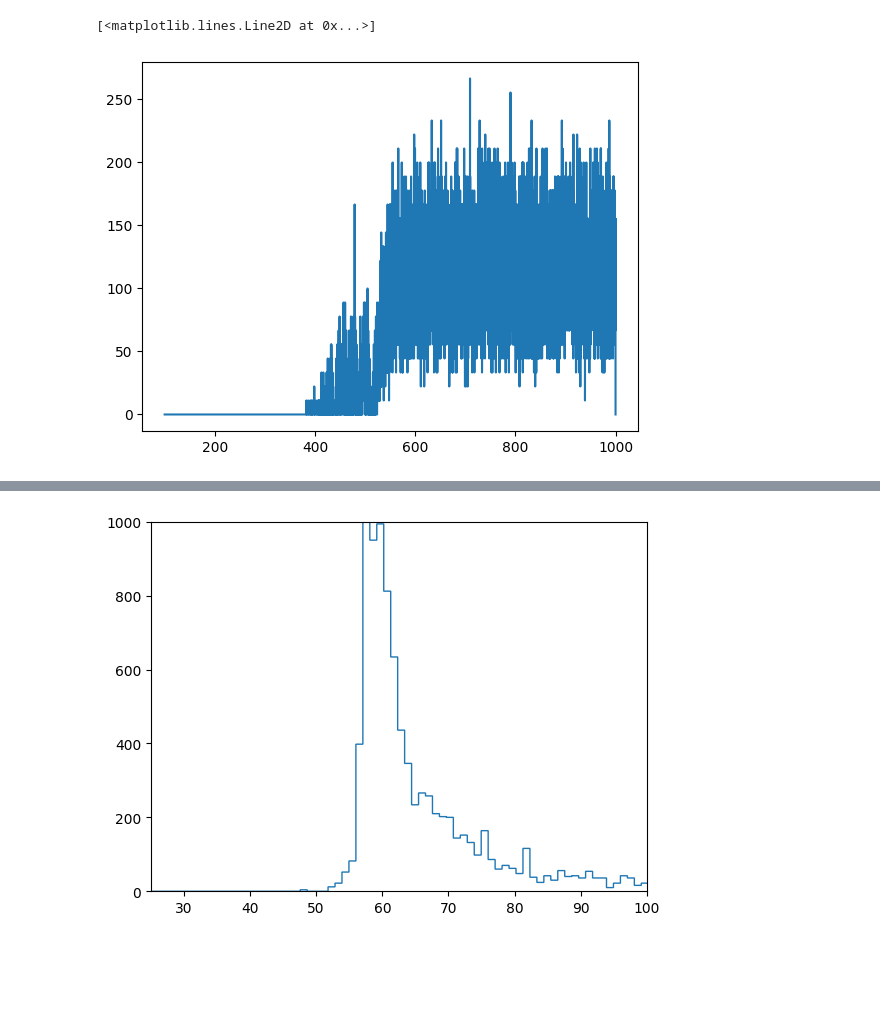
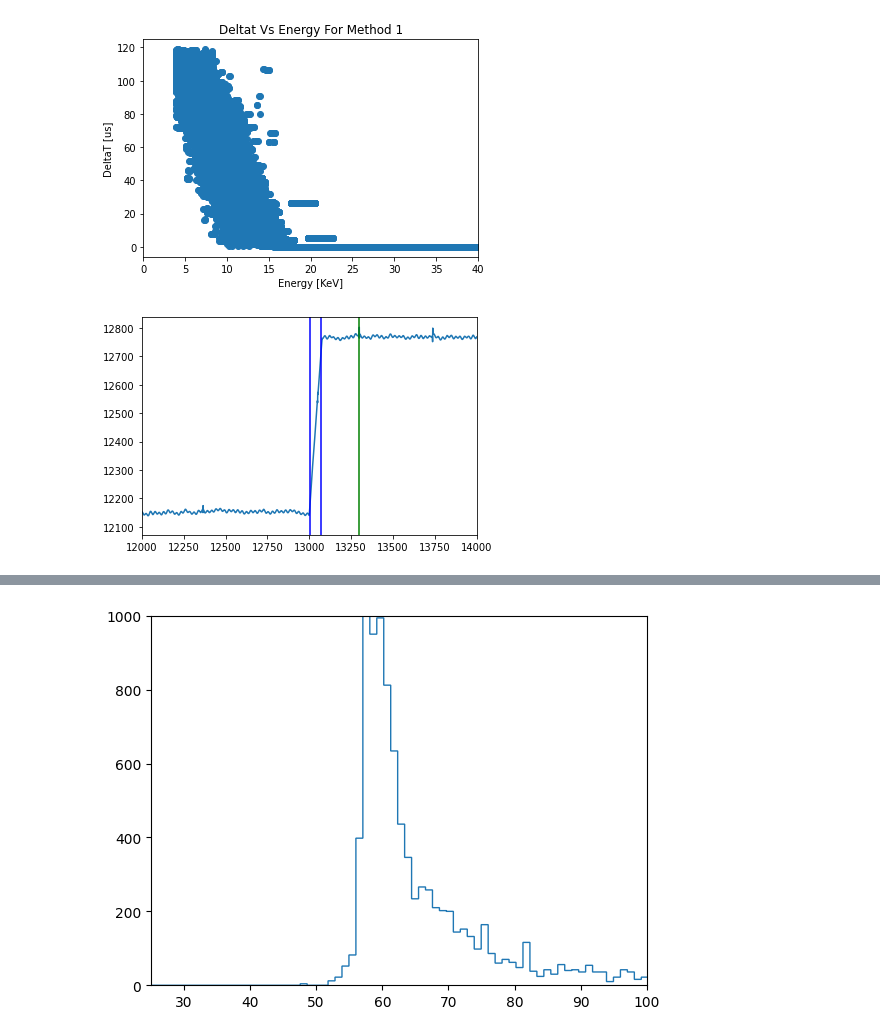
Before and after one commit to jbrowni2/processPygama, a Jupyter notebook: jupyter/pulse_inject.ipynb, the cells around one changed output, grey strips where cells are left out. Cells and saved outputs as stored; diff of their text form; code cells hidden in the pictures; blank space fills up the shorter version.

```diff
--- a/jupyter/pulse_inject.ipynb
+++ b/jupyter/pulse_inject.ipynb
@@ -107,7 +135,12 @@ plt.show()
-# %%
-steps = (Emax - Emin)/nb
-bins = np.arange(Emin,Emax,steps)
-plt.plot(bins, correct/steps)
-# %% [output]
-[<matplotlib.lines.Line2D at 0x...>]
-[figure, removed]
+# %%
+plt.scatter(energy_true*0.0408625 -0.16892, deltat*.008)
+plt.xlim(0, 40)
+plt.xlabel("Energy [KeV]")
+plt.ylabel("DeltaT [us]")
+plt.title("Deltat Vs Energy For Method 1")
+plt.rcParams['savefig.facecolor']='white'
+plt.rcParams['axes.facecolor']='white'
+plt.savefig("images/riseTimeMethod1.pdf", facecolor = "white")
+plt.show()
+# %% [output]
+[figure, added]
@@ -113,0 +191,9 @@ plt.plot(bins, correct/steps)
+# %%
+plt.plot(wp)
+plt.axvline(x = np.argmax(wp), color='g', label = 'window_1')
+plt.axvline(x = imax9, color='b', label = 'window_1')
+plt.axvline(x = imax1, color='b', label = 'window_1')
+plt.xlim(12000, 14000)
+plt.show()
+# %% [output]
+[figure, added]
```
Also changed, not shown: parts of 31 cells of this notebook, 7 other files.
